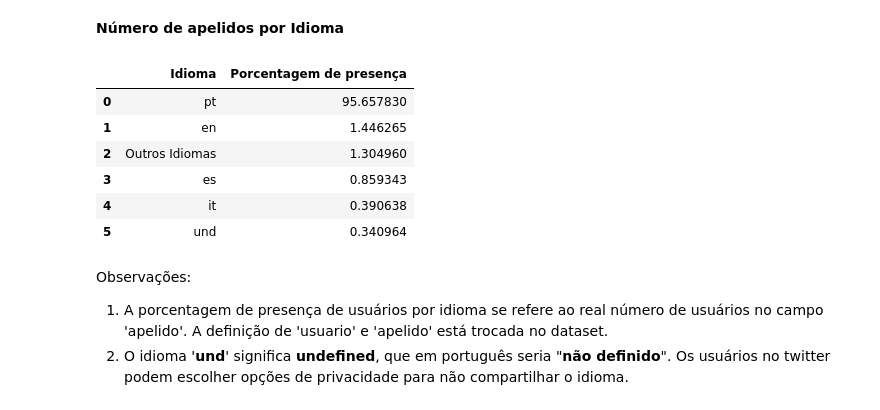
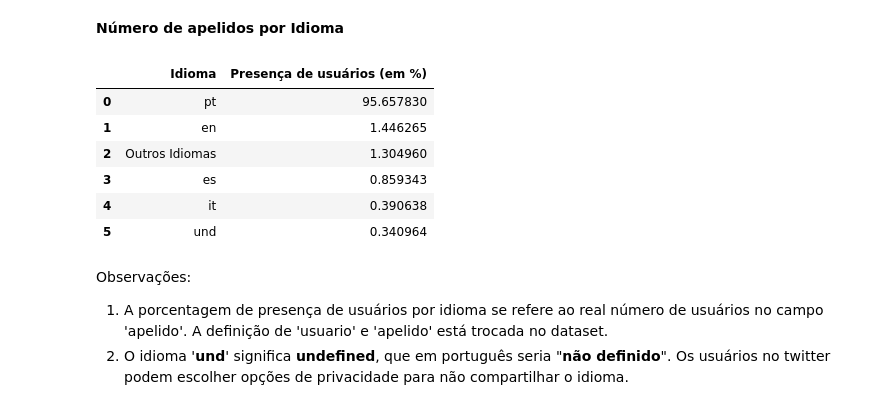
Before and after one commit to ednux/data-science-twitters-covid, a Jupyter notebook: main.ipynb, the cells around one changed output. Saved outputs shown, nothing was run; the diff lists cells and outputs as text; code cells hidden in the pictures.

Commit message:
Corrigido erro na descrição do dataset apelido_idioma_grandes da seção "Comparando apelidos por país com apelidos por idioma".

```diff
--- a/main.ipynb
+++ b/main.ipynb
@@ -224,33 +224,33 @@ Nota: A porcentagem de presença de usuários por país se refere ao real númer
 # %%
 # Agrupa todos os usuários por idioma e conta quantos usuários tem de cada idioma.
 apelido_idioma = dataset.groupby("idioma", as_index=False)["apelido"].count().sort_values("apelido", ascending=False)
 
 # Calcula a porcentagem de participação
 apelido_idioma['apelido']= (apelido_idioma['apelido']/apelido_idioma['apelido'].sum())*100
 
 # Divide o dataset apelido_idioma em duas partes.
 # apelido_idioma_grandes representa os cinco idiomas mais representativos do dataset
 # apelido_idioma_pequenos representa todos os outros idiomas depois do quinto mais representativo
 apelido_idioma_grandes = apelido_idioma[:5]
 apelido_idioma_pequenos = apelido_idioma[5:]
 
 # Calcula a porcentagem de participação total de todos os idiomas com depois do quinto mais representativo
 apelidos_total_outros_idiomas = apelido_idioma_pequenos['apelido'].sum()
 
 # Reseta o indice do dataset apelido_idioma_grandes para evitar warnings ao adicionar uma nova linha
 apelido_idioma_grandes = apelido_idioma_grandes.reset_index(drop=True)
 
 # Adiciona a nova linha 'Outros Idiomas' ao dataset apelido_idioma_grandes
 apelido_idioma_grandes.loc[len(apelido_idioma_grandes.index)] = ['Outros Idiomas',apelidos_total_outros_idiomas]
 
 # Ordena o dataset apelido_idioma_grandes do maior para o menor
 apelido_idioma_grandes = apelido_idioma_grandes.sort_values("apelido", ascending=False).reset_index(drop=True)
 
 # Exibe o dataset apelido_idioma_grandes
-apelido_idioma_grandes = apelido_idioma_grandes.rename(columns={"idioma" : "Idioma", "apelido" : "Porcentagem de presença"})
+apelido_idioma_grandes = apelido_idioma_grandes.rename(columns={"idioma" : "Idioma", "apelido" : "Presença de usuários (em %)"})
 apelido_idioma_grandes
 # %% [output]
-|  | Idioma | Porcentagem de presença |
+|  | Idioma | Presença de usuários (em %) |
 | 0 | pt | 95.657830 |
 | 1 | en | 1.446265 |
 | 2 | Outros Idiomas | 1.304960 |
```
Also changed, not shown: parts of 5 cells of this notebook.
